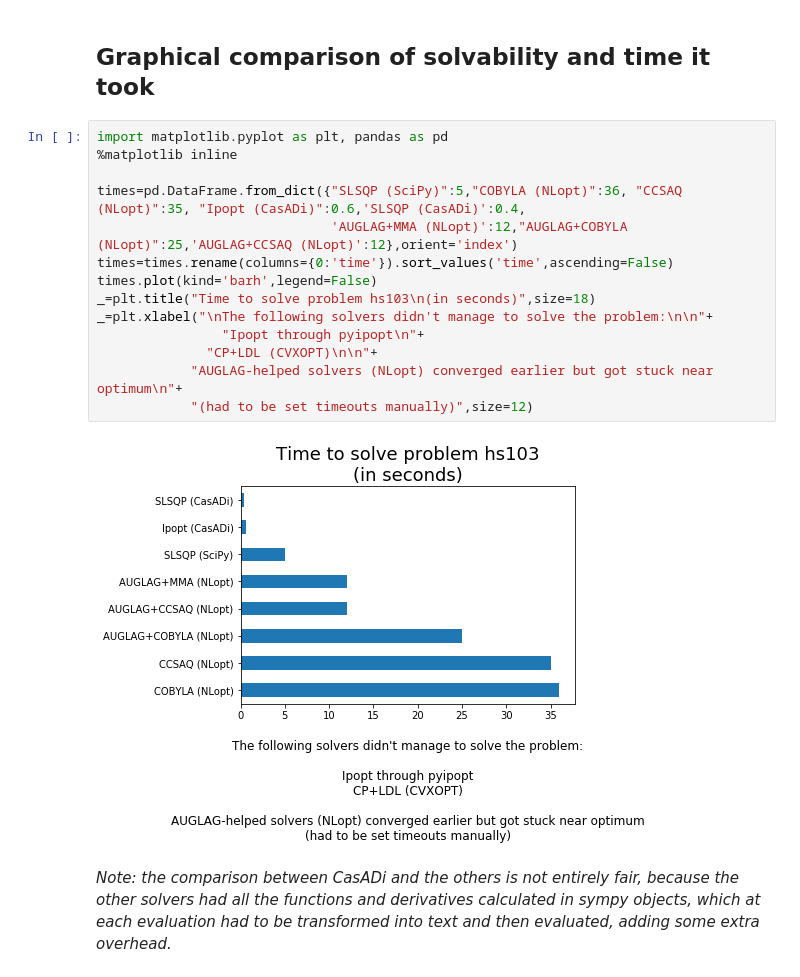
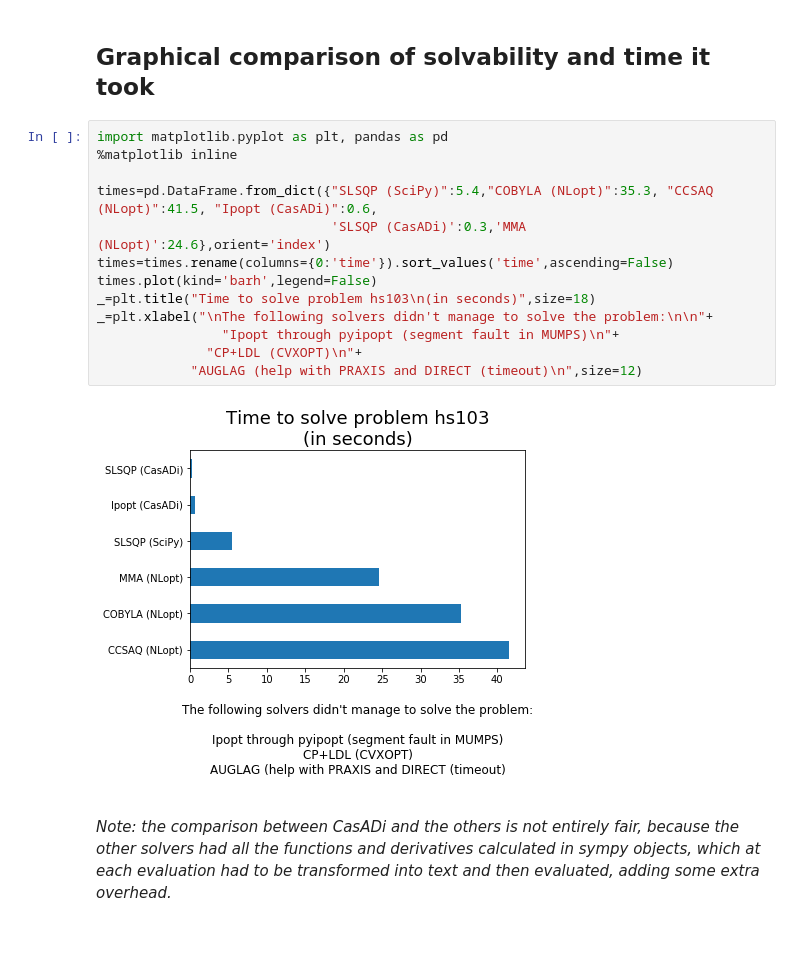
Before and after one commit to david-cortes/datascienceprojects, a Jupyter notebook: optimization/nonlinearopt.ipynb, the cells around one changed output. Cells and saved outputs as stored; diff of their text form; blank space fills up the shorter version.

Commit message:
fixed auglag method

```diff
--- a/optimization/nonlinearopt.ipynb
+++ b/optimization/nonlinearopt.ipynb
@@ -1105,18 +1102,17 @@ Result code: 6
 # %%
 import matplotlib.pyplot as plt, pandas as pd
 %matplotlib inline
 
-times=pd.DataFrame.from_dict({"SLSQP (SciPy)":5,"COBYLA (NLopt)":36, "CCSAQ (NLopt)":35, "Ipopt (CasADi)":0.6,'SLSQP (CasADi)':0.4,
-                              'AUGLAG+MMA (NLopt)':12,"AUGLAG+COBYLA (NLopt)":25,'AUGLAG+CCSAQ (NLopt)':12},orient='index')
+times=pd.DataFrame.from_dict({"SLSQP (SciPy)":5.4,"COBYLA (NLopt)":35.3, "CCSAQ (NLopt)":41.5, "Ipopt (CasADi)":0.6,
+                              'SLSQP (CasADi)':0.3,'MMA (NLopt)':24.6},orient='index')
 times=times.rename(columns={0:'time'}).sort_values('time',ascending=False)
 times.plot(kind='barh',legend=False)
 _=plt.title("Time to solve problem hs103\n(in seconds)",size=18)
 _=plt.xlabel("\nThe following solvers didn't manage to solve the problem:\n\n"+
-                "Ipopt through pyipopt\n"+
-              "CP+LDL (CVXOPT)\n\n"+
-            "AUGLAG-helped solvers (NLopt) converged earlier but got stuck near optimum\n"+
-            "(had to be set timeouts manually)",size=12)
+                "Ipopt through pyipopt (segment fault in MUMPS)\n"+
+              "CP+LDL (CVXOPT)\n"+
+            "AUGLAG (help with PRAXIS and DIRECT (timeout)\n",size=12)
 # %% [output]
-[figure, old version]
+[figure, new version]
 # %% [markdown]
 _Note: the comparison between CasADi and the others is not entirely fair, because the other solvers had all the functions and derivatives calculated in sympy objects, which at each evaluation had to be transformed into text and then evaluated, adding some extra overhead._
```
Also changed, not shown: parts of 10 cells of this notebook, 1 other file.
